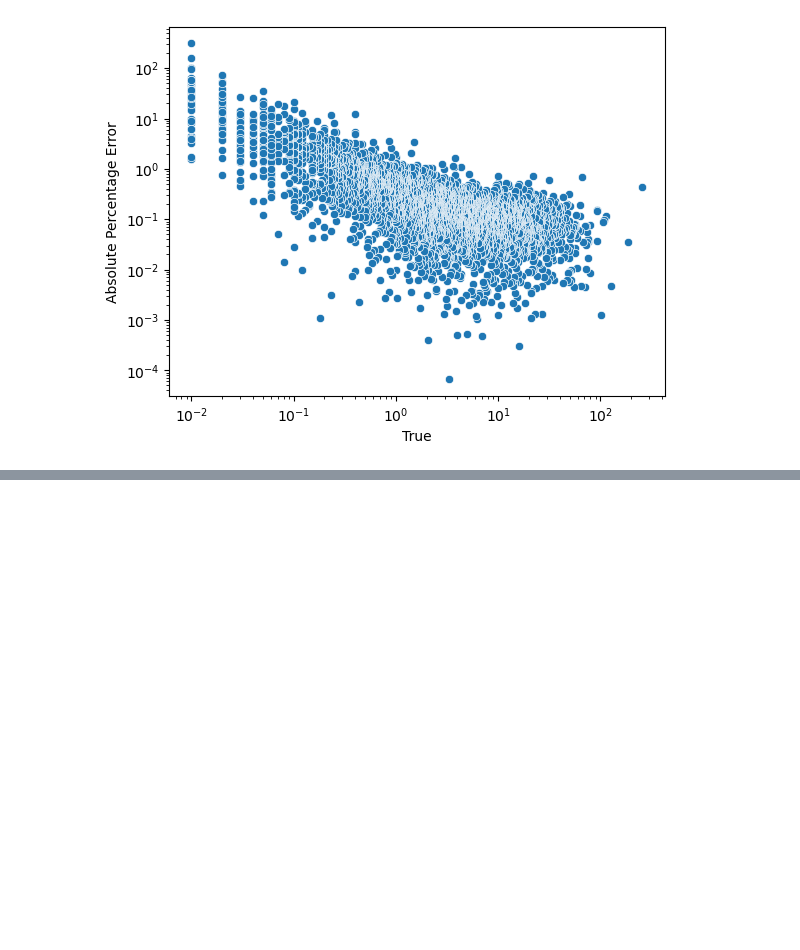
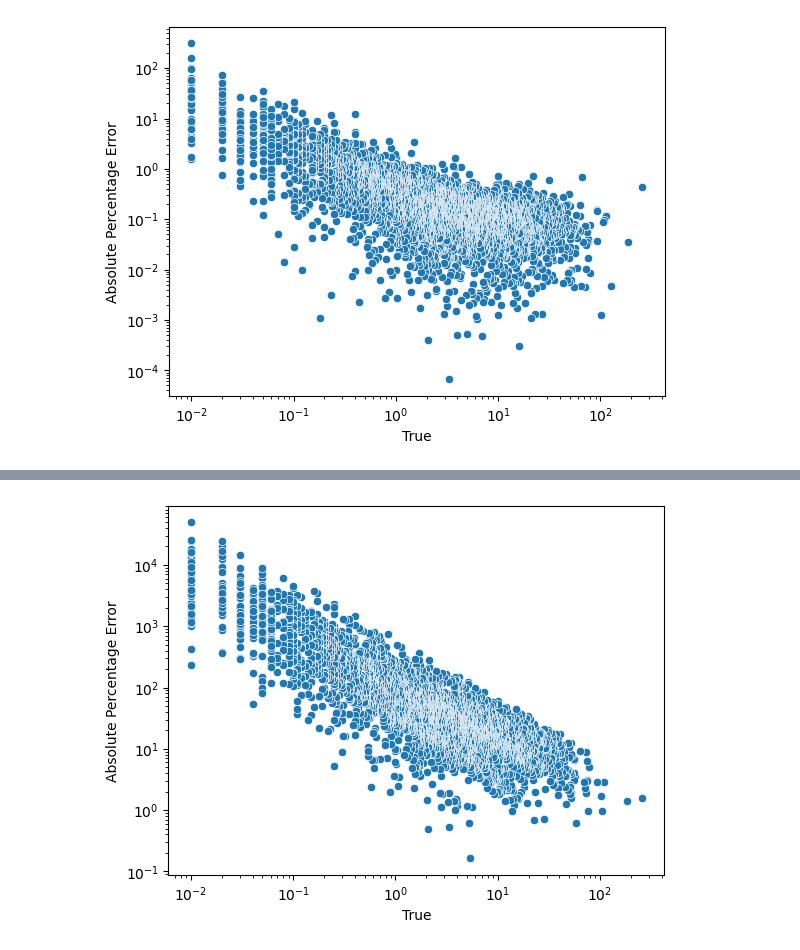
Before and after one commit to juan-esteban-berger/Options_Pricing_AutoML_TensorFlow_XGBoost, a Jupyter notebook: 04_Modeling.ipynb, the cells around one changed output, grey strips where cells are left out. Cells and saved outputs as stored; diff of their text form; code cells hidden in the pictures; blank space fills up the shorter version.

```diff
--- a/04_Modeling.ipynb
+++ b/04_Modeling.ipynb
@@ -1225,0 +1452,6 @@ plt.yscale('log')
+# %%
+sns.scatterplot(x='True', y='Absolute Percentage Error', data=results)
+plt.xscale('log')
+plt.yscale('log')
+# %% [output]
+[figure, added]
```
Also changed, not shown: parts of 18 cells of this notebook, 7 other files.
